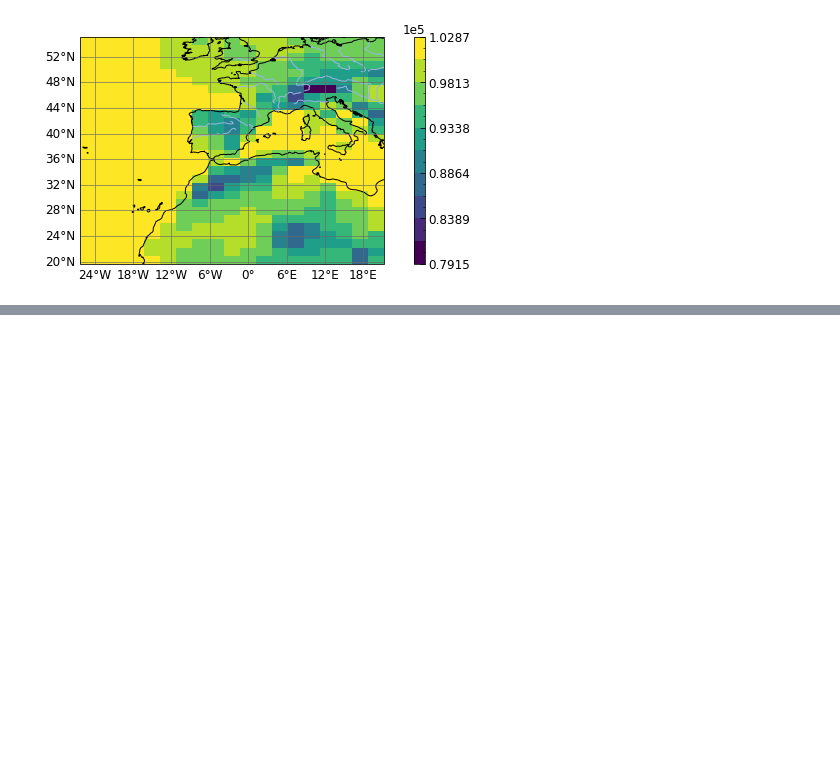
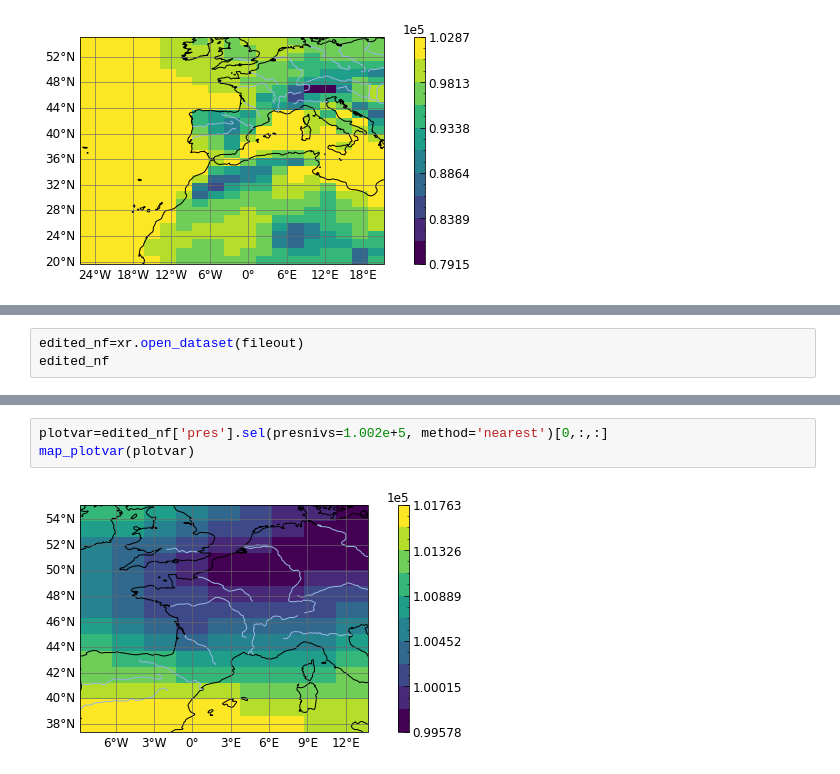
Before and after one commit to ptiengou/netcdf-scripts, a Jupyter notebook: python_notebooks/edit_nudging_amip.ipynb, the cells around one changed output, grey strips where cells are left out. Saved outputs shown, nothing was run; the diff lists cells and outputs as text; blank space fills up the shorter version.

```diff
--- a/python_notebooks/edit_nudging_amip.ipynb
+++ b/python_notebooks/edit_nudging_amip.ipynb
@@ -89,0 +211,3 @@ map_plotvar(plotvar)
+# %%
+edited_nf=xr.open_dataset(fileout)
+edited_nf
@@ -89,0 +232,5 @@ map_plotvar(plotvar)
+# %%
+plotvar=edited_nf['pres'].sel(presnivs=1.002e+5, method='nearest')[0,:,:]
+map_plotvar(plotvar)
+# %% [output]
+[figure, added]
```
Also changed, not shown: parts of 6 cells of this notebook.
